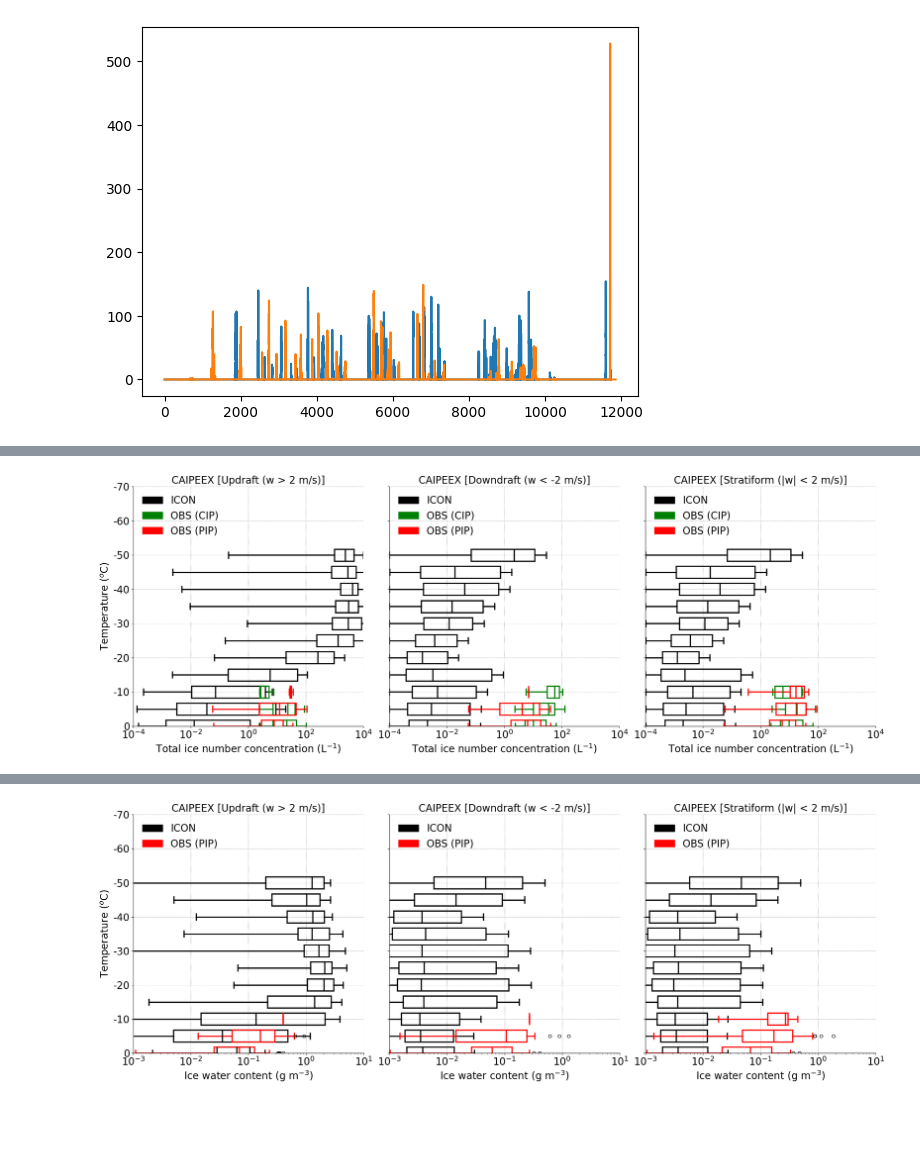
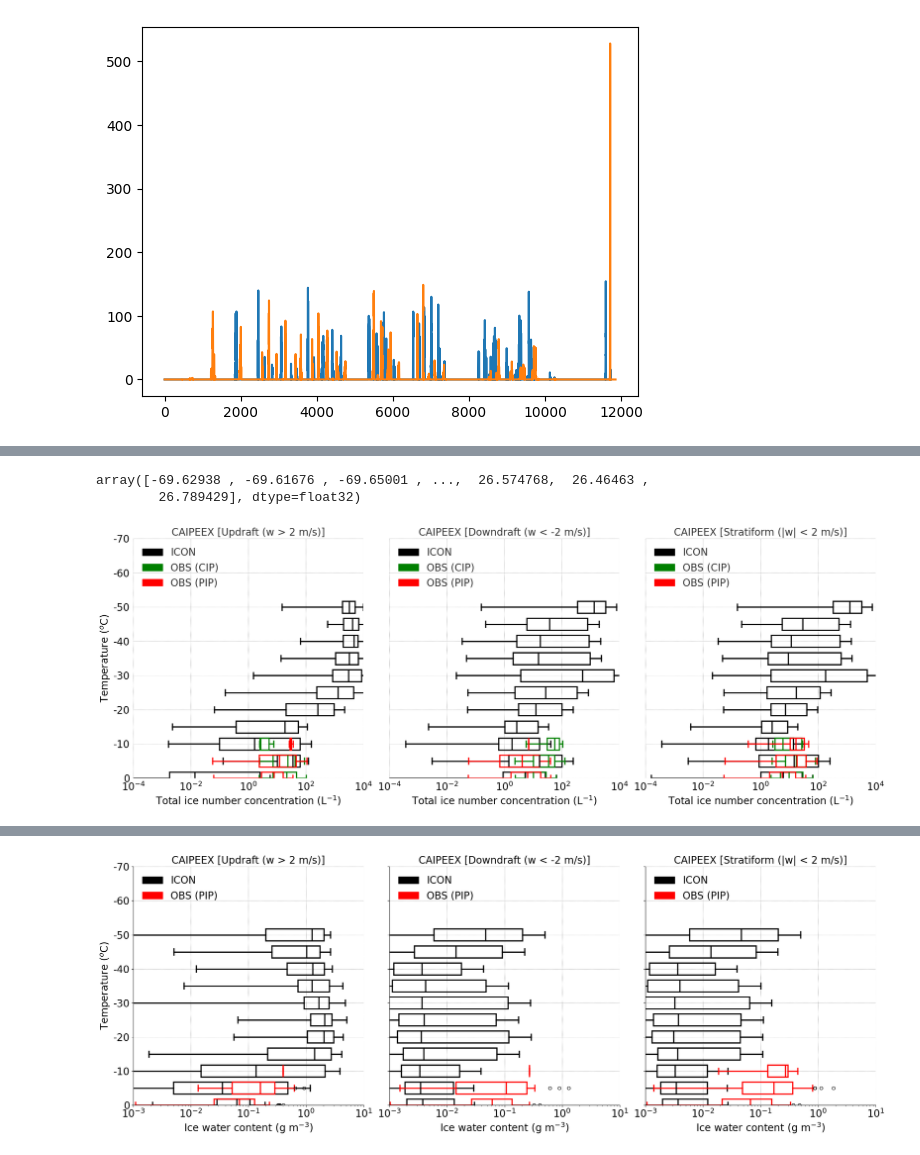
Before and after one commit to Deepak-Waman/ICON_ANALYSIS, a Jupyter notebook: caipeex_validation.ipynb, the cells around one changed output, grey strips where cells are left out. Drawn from its saved outputs; the diff is of its cells as text; code cells hidden in the pictures; blank space fills up the shorter version.

```diff
--- a/caipeex_validation.ipynb
+++ b/caipeex_validation.ipynb
@@ -53,7 +81,7 @@ print(clat_deg.min().values); print(clat_deg.max().values);
 
 okla_x, okla_y = np.array([75.5, 17.5])
 #print(okla_x), print(okla_y)
-dx_deg = 0.5; dy_deg = 0.3
+dx_deg = 1; dy_deg = 1
 left_bound = okla_x - dx_deg
 right_bound = okla_x + dx_deg
 top_bound = okla_y + dy_deg
@@ -424,9 +769,15 @@ w_thres = 2.
 thres_q = 1.e-4
 ###### Without SIP
 # lwc gperm3
-inc_sip_up_perl = xr.where((ds_4sip_new.inc_perl > thres_q) & (ds_4sip_new.w_vel > w_thres), ds_4sip_new.inc_perl, np.nan)
-inc_sip_dn_perl = xr.where((ds_4sip_new.inc_perl > thres_q) & (ds_4sip_new.w_vel > -1.*w_thres), ds_4sip_new.inc_perl, np.nan)
-inc_sip_st_perl = xr.where((ds_4sip_new.inc_perl > thres_q) & (np.abs(ds_4sip_new.w_vel) < w_thres), ds_4sip_new.inc_perl, np.nan)
+#inc_sip_up_perl = xr.where((ds_4sip_new.inc_perl > thres_q) & (ds_4sip_new.w_vel > w_thres), ds_4sip_new.inc_perl, np.nan)
+#inc_sip_dn_perl = xr.where((ds_4sip_new.inc_perl > thres_q) & (ds_4sip_new.w_vel > -1.*w_thres), ds_4sip_new.inc_perl, np.nan)
+#inc_sip_st_perl = xr.where((ds_4sip_new.inc_perl > thres_q) & (np.abs(ds_4sip_new.w_vel) < w_thres), ds_4sip_new.inc_perl, np.nan)
+
+
+thres_q = 1.e-6
+inc_sip_up_perl = xr.where((ds_4sip_new.tqi > thres_q) & (ds_4sip_new.w_vel > w_thres), ds_4sip_new.inc_perl, np.nan)
+inc_sip_dn_perl = xr.where((ds_4sip_new.tqi > thres_q) & (ds_4sip_new.w_vel > -1.*w_thres), ds_4sip_new.inc_perl, np.nan)
+inc_sip_st_perl = xr.where((ds_4sip_new.tqi > thres_q) & (np.abs(ds_4sip_new.w_vel) < w_thres), ds_4sip_new.inc_perl, np.nan)
 tempc_sip = ds_4sip_new.tempc
 
 inc_sip_up_perl = inc_sip_up_perl.values.flatten()
@@ -649,19 +1203,19 @@ ds_v2_pip_comb = pd.merge(ds_v2, ds_pip, on='time', how='inner')
 
 # TINC
 ##=========== CIP
-ds_v2_cip_comb['ni400um_cip_up_perl'] = np.where((ds_v2_cip_comb.ni400um_cip_perl > 1.e-3) & (ds_v2_cip_comb.vert_vel > 2.),
+ds_v2_cip_comb['ni400um_cip_up_perl'] = np.where((ds_v2_cip_comb.ni400um_cip_perl > 1.e-4) & (ds_v2_cip_comb.vert_vel > 2.),
                                         ds_v2_cip_comb.ni400um_cip_perl, np.nan)
-ds_v2_cip_comb['ni400um_cip_dn_perl'] = np.where((ds_v2_cip_comb.ni400um_cip_perl > 1.e-3) & (ds_v2_cip_comb.vert_vel < -2.),
+ds_v2_cip_comb['ni400um_cip_dn_perl'] = np.where((ds_v2_cip_comb.ni400um_cip_perl > 1.e-4) & (ds_v2_cip_comb.vert_vel < -2.),
                                         ds_v2_cip_comb.ni400um_cip_perl, np.nan)
-ds_v2_cip_comb['ni400um_cip_st_perl'] = np.where((ds_v2_cip_comb.ni400um_cip_perl > 1.e-3) & (np.abs(ds_v2_cip_comb.vert_vel) < 2.),
+ds_v2_cip_comb['ni400um_cip_st_perl'] = np.where((ds_v2_cip_comb.ni400um_cip_perl > 1.e-4) & (np.abs(ds_v2_cip_comb.vert_vel) < 2.),
                                         ds_v2_cip_comb.ni400um_cip_perl, np.nan)
 
 ##=========== PIP
-ds_v2_pip_comb['ni400um_pip_up_perl'] = np.where((ds_v2_pip_comb.ni400um_pip_perl > 1.e-3) & (ds_v2_pip_comb.vert_vel > 2.),
+ds_v2_pip_comb['ni400um_pip_up_perl'] = np.where((ds_v2_pip_comb.ni400um_pip_perl > 1.e-4) & (ds_v2_pip_comb.vert_vel > 2.),
                                         ds_v2_pip_comb.ni400um_pip_perl, np.nan)
-ds_v2_pip_comb['ni400um_pip_dn_perl'] = np.where((ds_v2_pip_comb.ni400um_pip_perl > 1.e-3) & (ds_v2_pip_comb.vert_vel < -2.),
+ds_v2_pip_comb['ni400um_pip_dn_perl'] = np.where((ds_v2_pip_comb.ni400um_pip_perl > 1.e-4) & (ds_v2_pip_comb.vert_vel < -2.),
                                         ds_v2_pip_comb.ni400um_pip_perl, np.nan)
-ds_v2_pip_comb['ni400um_pip_st_perl'] = np.where((ds_v2_pip_comb.ni400um_pip_perl > 1.e-3) & (np.abs(ds_v2_pip_comb.vert_vel) < 2.),
+ds_v2_pip_comb['ni400um_pip_st_perl'] = np.where((ds_v2_pip_comb.ni400um_pip_perl > 1.e-4) & (np.abs(ds_v2_pip_comb.vert_vel) < 2.),
                                         ds_v2_pip_comb.ni400um_pip_perl, np.nan)
 # %%
 plt.plot(ds_v2_pip_comb.ni400um_pip_up_perl)
@@ -818,4 +1385,11 @@ plt.show()
 # %%
+
+
+cdnc_sip_up_percm3 = xr.where((ds_4sip_new.cdnc_percm3 > thres_q) & (ds_4sip_new.w_vel > w_thres), ds_4sip_new.cdnc_percm3, np.nan)
+avg_cdnc_sip_up_percm3 = cdnc_sip_up_percm3.median(dim=('time','ncells'))
+avg_tempc = ds_4sip_new.tempc.mean(dim=('time','ncells'))
+
+
 fig, axes = plt.subplots(1, 3, figsize=(22, 8), sharey=True)
 plot_titles = ['CAIPEEX [Updraft (w > 2 m/s)]', 'CAIPEEX [Downdraft (w < -2 m/s)]', 'CAIPEEX [Stratiform (|w| < 2 m/s)]']
 
@@ -829,6 +1403,7 @@ for i, ax in enumerate(axes):
     # Plot ICON line if applicable (replace with actual values)
     if i == 0:
         #ax.plot(cdnc_up_sip, tempc_sip, 'k-', linewidth=linewidth+2, label='ICON')
+        ax.plot(avg_cdnc_sip_up_percm3, avg_tempc, 'k-', linewidth=linewidth+2, label='ICON')
         ax.boxplot(cdnc_sip_up_by_bin[:-1], positions=tempc_bin, vert=False, patch_artist=True,
                    widths=width,
                    boxprops=dict(facecolor='none', edgecolor='black', linewidth=linewidth, alpha=alpha1),
@@ -919,4 +1541,18 @@ plt.show()
+# %%
+tempc_sip
+# %% [output]
+array([-69.62938 , -69.61676 , -69.65001 , ...,  26.574768,  26.46463 ,
+        26.789429], dtype=float32)
 # %%
+
+## ============== ICON
+w_thres = 2.
+thres_q = 1.e-3
+###### Without SIP
+# lwc gperm3
+inc_sip_up_perl = xr.where((ds_4sip_new.inc_perl > thres_q) & (ds_4sip_new.w_vel > w_thres), ds_4sip_new.inc_perl, np.nan)
+avg_inc_sip_up_perl = inc_sip_up_perl.median(dim=('time','ncells'))
+avg_tempc = ds_4sip_new.tempc.mean(dim=('time','ncells'))
 
 ## Total ice number concentrations (CIP & PIP > 400µm)
 ##=============== CIP
@@ -983,7 +1619,7 @@ for i, ax in enumerate(axes):
     #data_by_bin = data_list[i]
 
     if i == 0:
-        #ax.plot(inc_up_sip, tempc_sip, 'k-', linewidth=linewidth+2, label='ICON')
+        #ax.plot(avg_inc_sip_up_perl, avg_tempc, 'k-', linewidth=linewidth+2, label='ICON')
         ax.boxplot(inc_sip_up_by_bin[:-1], positions=tempc_bin, vert=False, patch_artist=True,
                    widths=width,
                    boxprops=dict(facecolor='none', edgecolor='black', linewidth=linewidth, alpha=alpha1),
@@ -1068,34 +1704,34 @@ for i, ax in enumerate(axes):
     #ax.set_yticklabels([20, 10, 0, -10, -20, -30, -40], fontsize=fontsize)
     ax.set_title(plot_titles[i], fontsize=fontsize)
     ax.set_xlabel('Total ice number concentration (L$^{-1 }$)', fontsize=fontsize)
     ax.tick_params(axis='x', labelsize=fontsize)
     ax.grid(True, linestyle=':', color='grey',alpha=1.0)
 
     # Combine both ICON line and boxplot legend
     handles, labels = ax.get_legend_handles_labels()
 
     obs_patch1 = mpatches.Patch(color='black', label='ICON')
     obs_patch2 = mpatches.Patch(color='green', label='OBS (CIP)')
     obs_patch3 = mpatches.Patch(color='red', label='OBS (PIP)')
 
     ax.legend(handles=handles + [obs_patch1, obs_patch2, obs_patch3], frameon=False, loc='upper left', fontsize=fontsize)
 
     ax.spines['top'].set_visible(False)
     ax.spines['right'].set_visible(False)
 
 axes[0].set_xscale('log')
 axes[1].set_xscale('log')
 axes[2].set_xscale('log')
 axes[0].set_ylabel('Temperature ($^{o}$C)', fontsize=fontsize)
 axes[0].set_yticks([0, -10, -20, -30, -40, -50, -60, -70])
 axes[0].set_yticklabels(['0', '-10', '-20', '-30', '-40', '-50', '-60', '-70'], fontsize=fontsize)
 #axes[0].set_yticks([0, -5, -10, -15, -20, -25, -30, -35, -40])
 #axes[0].set_yticklabels(['0', '-5', '-10', '-15', '-20', '-25', '-30', '-35', '-40'], fontsize=fontsize)
 
 plt.tight_layout()
 plt.show()
 # %% [output]
-[figure, old version]
+[figure, new version]
 # %%
 
 ds_pip_nc = xr.open_mfdataset('/work/bk1415/b382718/output/caipeex/observations/aircraft_Data_AR_SIP_case/PIP/09302019_000000_PIP.nc');
```
Also changed, not shown: parts of 28 cells of this notebook, 2 other files.
